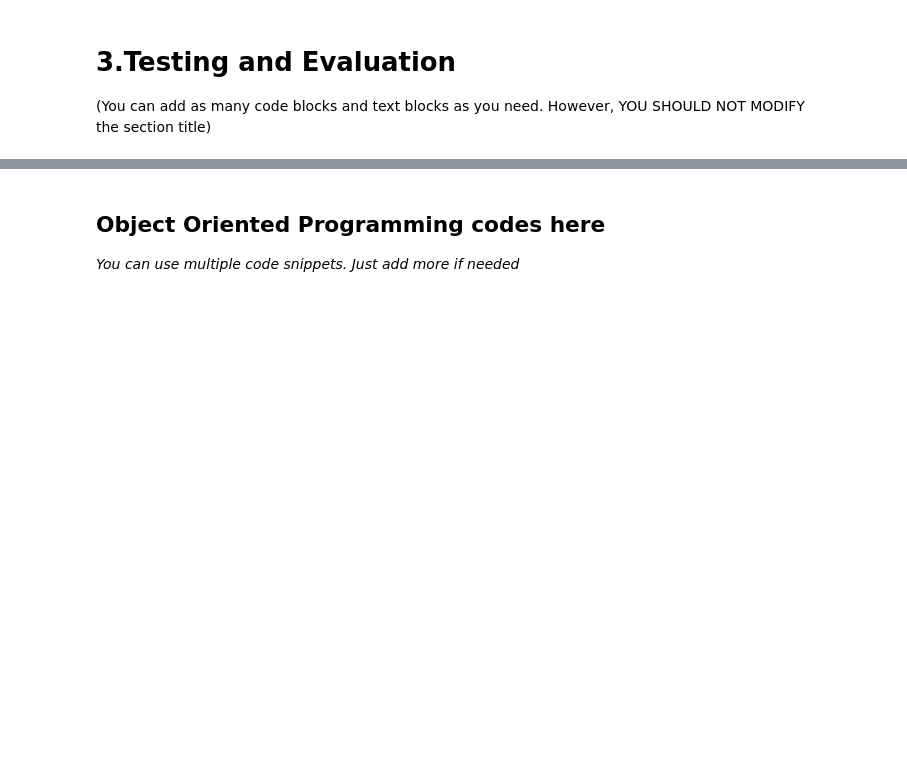
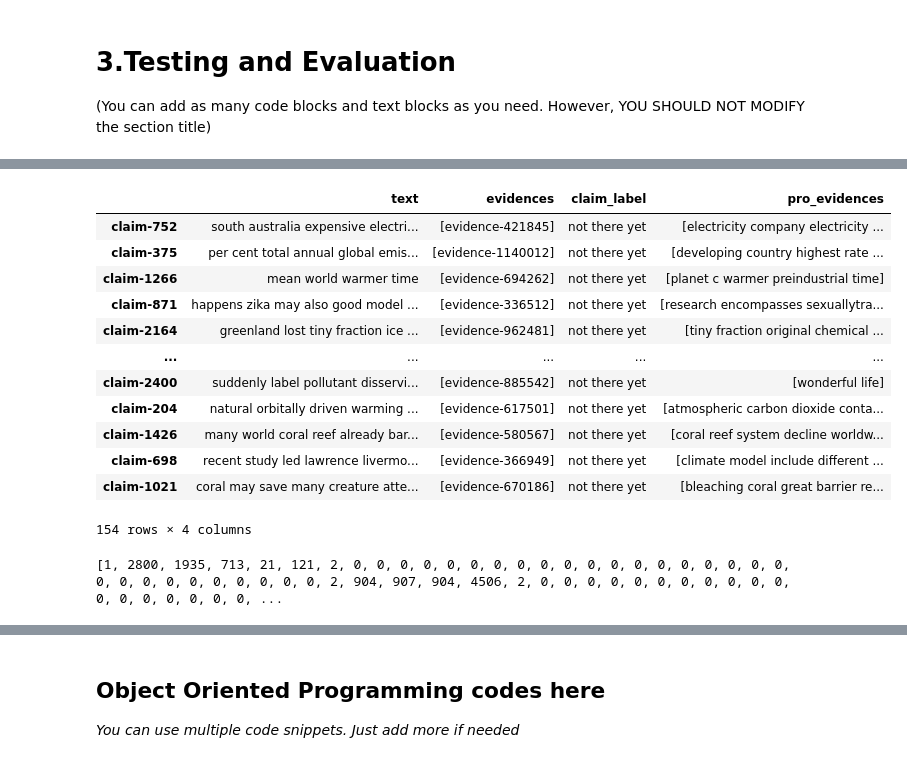
Before and after one commit to kaiyuanCui/nlp-group-project, a Jupyter notebook: testing-grounds/retrieval_combined.ipynb, the cells around one changed output, grey strips where cells are left out. Cells and saved outputs as stored; diff of their text form; code cells hidden in the pictures; blank space fills up the shorter version.

```diff
--- a/testing-grounds/retrieval_combined.ipynb
+++ b/testing-grounds/retrieval_combined.ipynb
@@ -1442,0 +1404,32 @@ weighted avg       0.90      0.90      0.90      3080
+# %%
+def addpadding(l, inputs, token2id):
+  lst = []
+  for i in inputs:
+    if len(i) < l:
+      lst.append([token2id["<cls>"]]+ i + [token2id["<sep>"]] + (l-len(i)) * [token2id["<pad>"]])
+    else:
+
+      lst.append([token2id["<cls>"]]+ i[:l] + [token2id["<sep>"]] )
+  return lst
+# %%
+train_vec = wordtointvec(train_data['pro_claim_text'],token2id)
+train_evi_vec = wordtointvec4evi(train_data['pro_evidences'],token2id)
+#evi_vec = wordtointvec(evidence_pd["pro_evidence"],token2id)
+dev_vec = wordtointvec(dev['pro_claim_text'],token2id)
+# %%
+train_in = addpadding(34, train_vec, token2id)
+#train_evi_in = addpadding(100, train_evi_vec, token2id)
+#evi_in = addpadding(100, evi_vec, token2id)
+dev_in =addpadding(34, dev_vec, token2id)
+max_len = 280
+for i in range(len(train_in)):
+  for j in train_evi_vec[i]:
+    train_in[i].append(token2id["<sep>"])
+    train_in[i].extend(j)
+  train_in[i].append(token2id["<sep>"])
+  if len(train_in[i]) < max_len:
+
+    train_in[i].extend([token2id["<pad>"]] * (max_len - len(train_in[i])))
+
+print(train_in[0])
+dev_label = [label2id[i] for i in dev["claim_label"]]
@@ -1442,0 +1694,36 @@ weighted avg       0.90      0.90      0.90      3080
+# %%
+filtered_claim_evidences["pro_evidences"] = filtered_claim_evidences["evidences"].apply(lambda x:  [evidence_pd.iloc[int(re.sub("[^0-9]", "", i))]["pro_evidence"] for i in x])
+# %%
+filtered_claim_evidences
+# %% [output]
+|  | text | evidences | claim_label | pro_evidences |
+| claim-752 | south australia expensive electri... | [evidence-421845] | not there yet | [electricity company electricity ... |
+| claim-375 | per cent total annual global emis... | [evidence-1140012] | not there yet | [developing country highest rate ... |
+| claim-1266 | mean world warmer time | [evidence-694262] | not there yet | [planet c warmer preindustrial time] |
+| claim-871 | happens zika may also good model ... | [evidence-336512] | not there yet | [research encompasses sexuallytra... |
+| claim-2164 | greenland lost tiny fraction ice ... | [evidence-962481] | not there yet | [tiny fraction original chemical ... |
+| ... | ... | ... | ... | ... |
+| claim-2400 | suddenly label pollutant disservi... | [evidence-885542] | not there yet | [wonderful life] |
+| claim-204 | natural orbitally driven warming ... | [evidence-617501] | not there yet | [atmospheric carbon dioxide conta... |
+| claim-1426 | many world coral reef already bar... | [evidence-580567] | not there yet | [coral reef system decline worldw... |
+| claim-698 | recent study led lawrence livermo... | [evidence-366949] | not there yet | [climate model include different ... |
+| claim-1021 | coral may save many creature atte... | [evidence-670186] | not there yet | [bleaching coral great barrier re... |
+154 rows × 4 columns
+# %%
+filtered_claim_evidences
+test_vec = wordtointvec(test["pro_claim_text"],token2id)
+test_in = addpadding(34, test_vec, token2id)
+test_evi_vec = wordtointvec4evi(filtered_claim_evidences['pro_evidences'],token2id)
+max_len = 280
+for i in range(len(test_in)):
+  for j in test_evi_vec[i]:
+    test_in[i].append(token2id["<sep>"])
+    test_in[i].extend(j)
+  test_in[i].append(token2id["<sep>"])
+  if len(test_in[i]) < max_len:
+
+    test_in[i].extend([token2id["<pad>"]] * (max_len - len(test_in[i])))
+
+print(test_in[0])
+# %% [output]
+[1, 2800, 1935, 713, 21, 121, 2, 0, 0, 0, 0, 0, 0, 0, 0, 0, 0, 0, 0, 0, 0, 0, 0, 0, 0, 0, 0, 0, 0, 0, 0, 0, 0, 0, 0, 0, 2, 904, 907, 904, 4506, 2, 0, 0, 0, 0, 0, 0, 0, 0, 0, 0, 0, 0, 0, 0, 0, 0, 0, 0, ...
```
Also changed, not shown: parts of 55 cells of this notebook.
